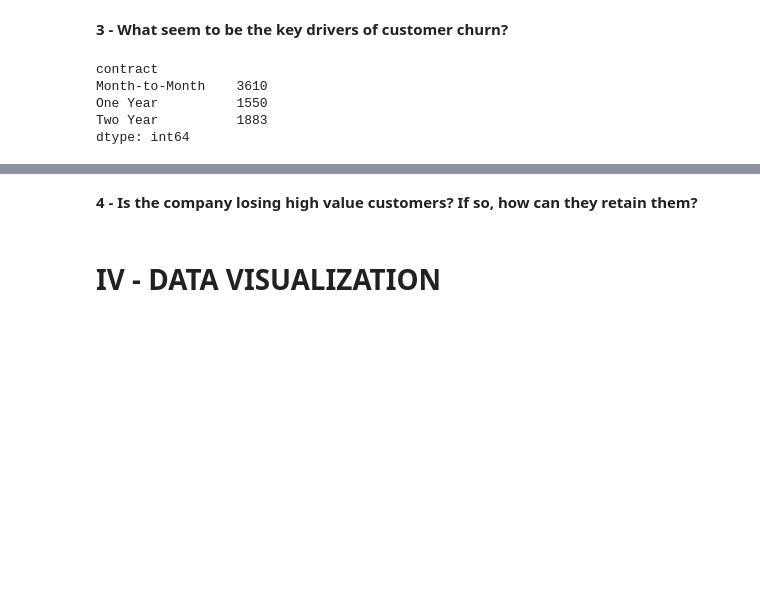
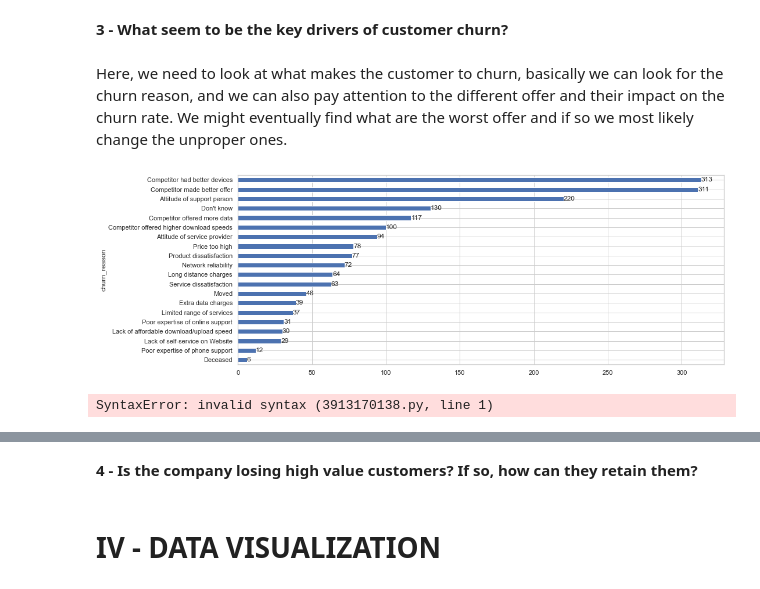
Before and after one commit to Yurhigz/Telecom_Churn, a Jupyter notebook: Script_Python.ipynb, the cells around one changed output, grey strips where cells are left out. Drawn from its saved outputs; the diff is of its cells as text; code cells hidden in the pictures; blank space fills up the shorter version.

```diff
--- a/Script_Python.ipynb
+++ b/Script_Python.ipynb
@@ -411,10 +415,17 @@ plt.show()
 # %% [markdown]
 <b>3 - What seem to be the key drivers of customer churn?
-# %%
-df.groupby('contract').size()
-# %% [output]
-contract
-Month-to-Month    3610
-One Year          1550
-Two Year          1883
-dtype: int64
+# %% [markdown]
+Here, we need to look at what makes the customer to churn, basically we can look for the churn reason, and we can also pay attention to the different offer and their impact on the churn rate. We might eventually find what are the worst offer and if so we most likely change the unproper ones.
+# %%
+fig, ax = plt.subplots(figsize=(15,6))
+ax = df.groupby('churn_reason').size().drop('no churn').sort_values(ascending = True ).plot(kind = 'barh')
+ax.bar_label(ax.containers[0])
+plt.show()
+# %% [output]
+[figure, added]
+# %%
+As we can see the 2 top reason are about the competitors who have either better devices or better offers. And the third reason is about the customer service which seems to be poor.
+Basically, the first two can be corrected by improving the quality of the devices and working on offer to propose something slightly more attractive. A competitor benchmark could be useful to compare the different available offers.
+When it comes to the support service, there must be something wrong, the company shall check within its team what's wrong, and eventually fire the responsible for these bads feedbacks.
+# %% [output]
+SyntaxError: invalid syntax (3913170138.py, line 1)
```
Also changed, not shown: parts of 52 cells of this notebook.
